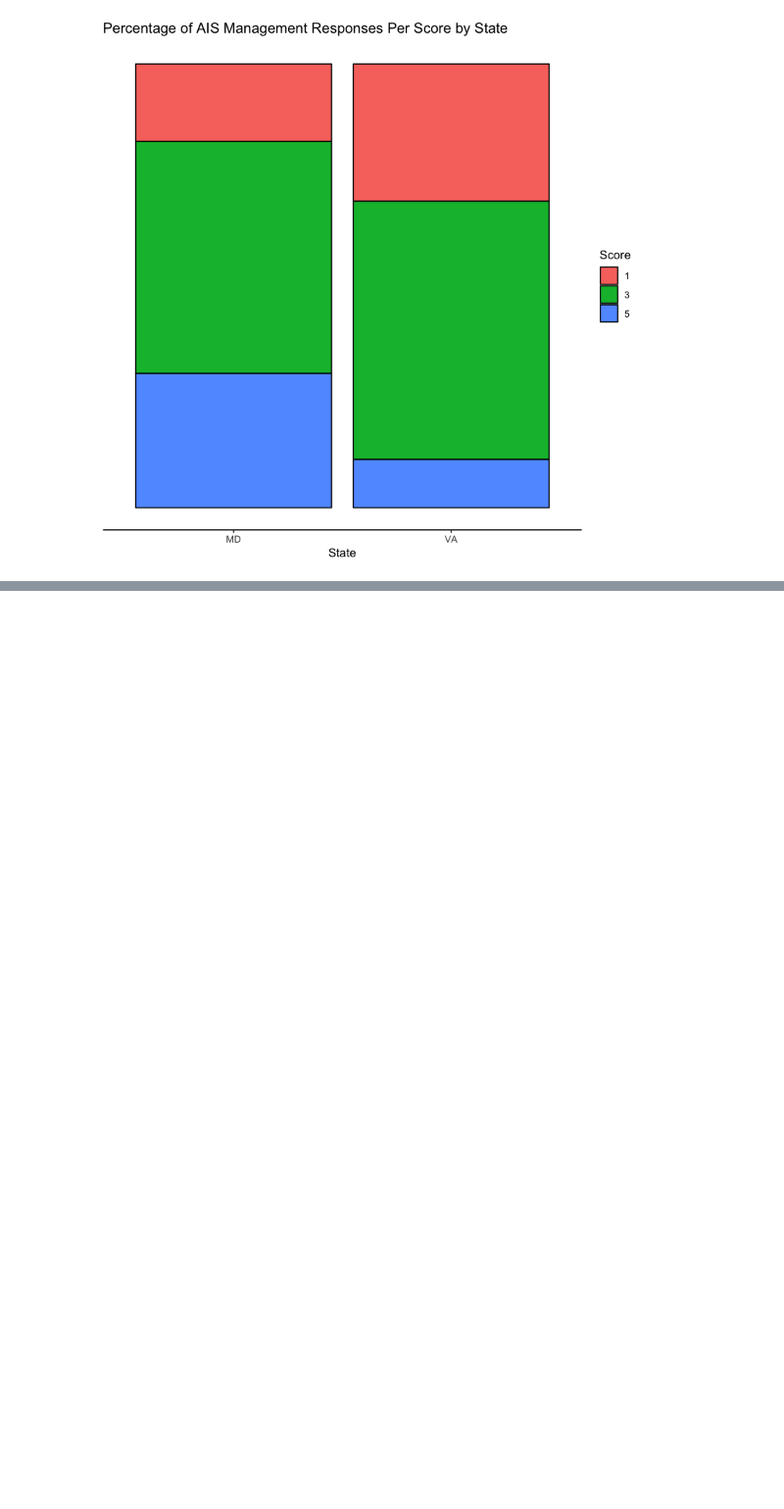
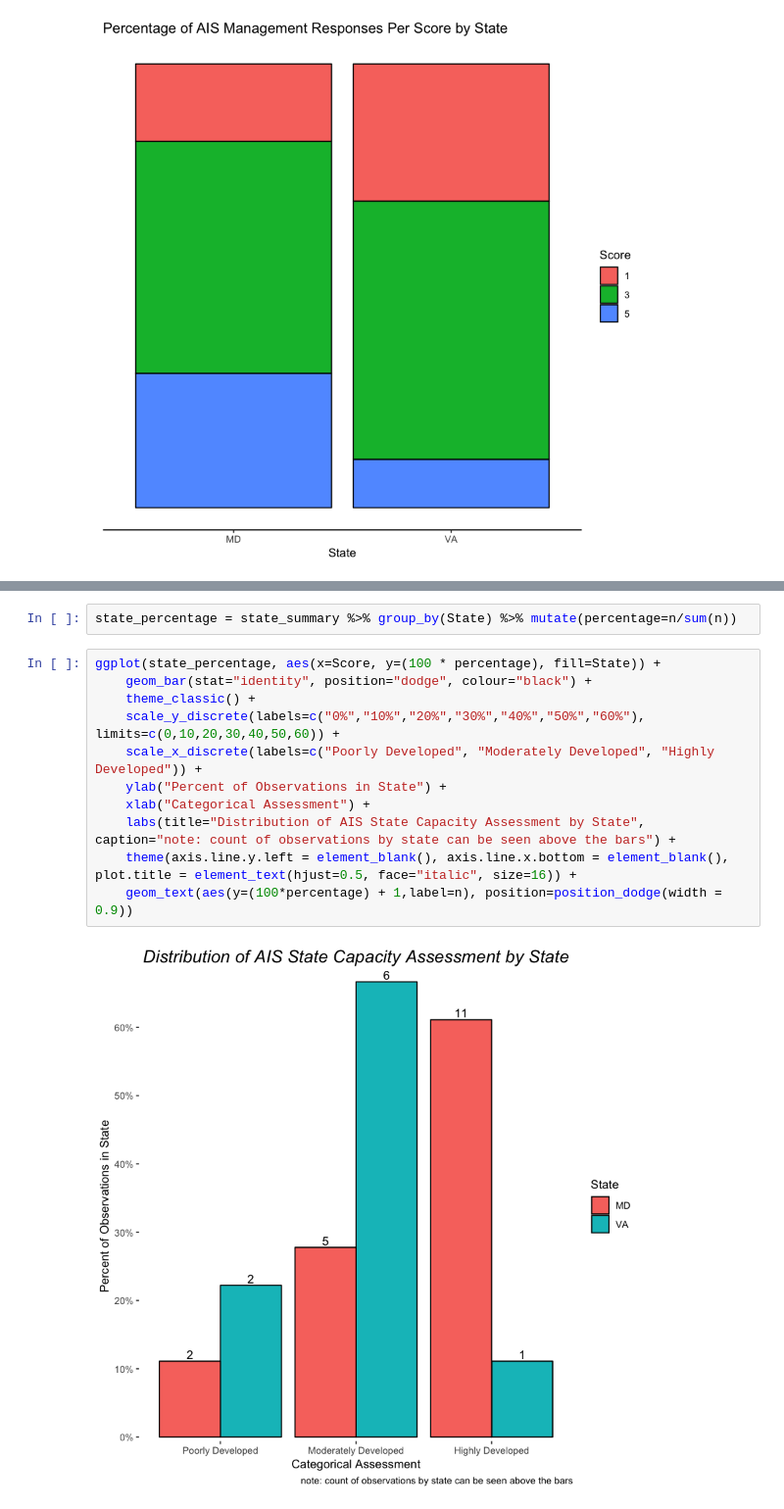
Before and after one commit to bpatter5/stat634, a Jupyter notebook: AIS/notebooks/initial_analysis.ipynb, the cells around one changed output, grey strips where cells are left out. Shown: that part at 98% size. Saved outputs shown, nothing was run; the diff lists cells and outputs as text; blank space fills up the shorter version.

```diff
--- a/AIS/notebooks/initial_analysis.ipynb
+++ b/AIS/notebooks/initial_analysis.ipynb
@@ -39,0 +83,15 @@ ggplot(ais_summary, aes(x=State,y=n,fill=Score)) +
+# %%
+state_percentage = state_summary %>% group_by(State) %>% mutate(percentage=n/sum(n))
+# %%
+ggplot(state_percentage, aes(x=Score, y=(100 * percentage), fill=State)) +
+    geom_bar(stat="identity", position="dodge", colour="black") +
+    theme_classic() +
+    scale_y_discrete(labels=c("0%","10%","20%","30%","40%","50%","60%"), limits=c(0,10,20,30,40,50,60)) +
+    scale_x_discrete(labels=c("Poorly Developed", "Moderately Developed", "Highly Developed")) +
+    ylab("Percent of Observations in State") +
+    xlab("Categorical Assessment") +
+    labs(title="Distribution of AIS State Capacity Assessment by State", caption="note: count of observations by state can be seen above the bars") +
+    theme(axis.line.y.left = element_blank(), axis.line.x.bottom = element_blank(), plot.title = element_text(hjust=0.5, face="italic", size=16)) +
+    geom_text(aes(y=(100*percentage) + 1,label=n), position=position_dodge(width = 0.9))
+# %% [output]
+[figure, added]
```
Also changed, not shown: parts of 5 cells of this notebook, 3 other files.
